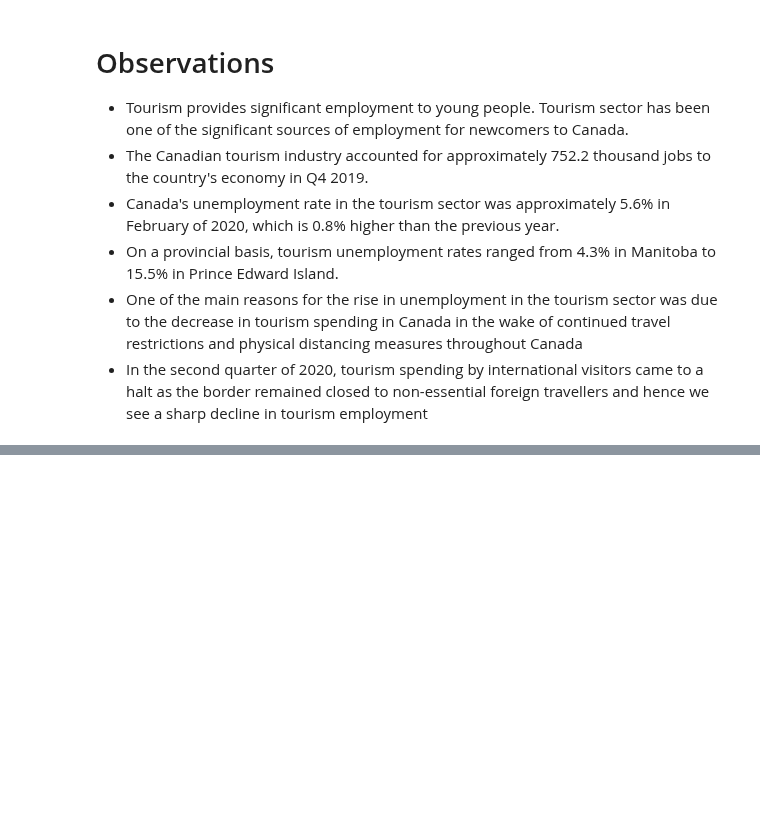
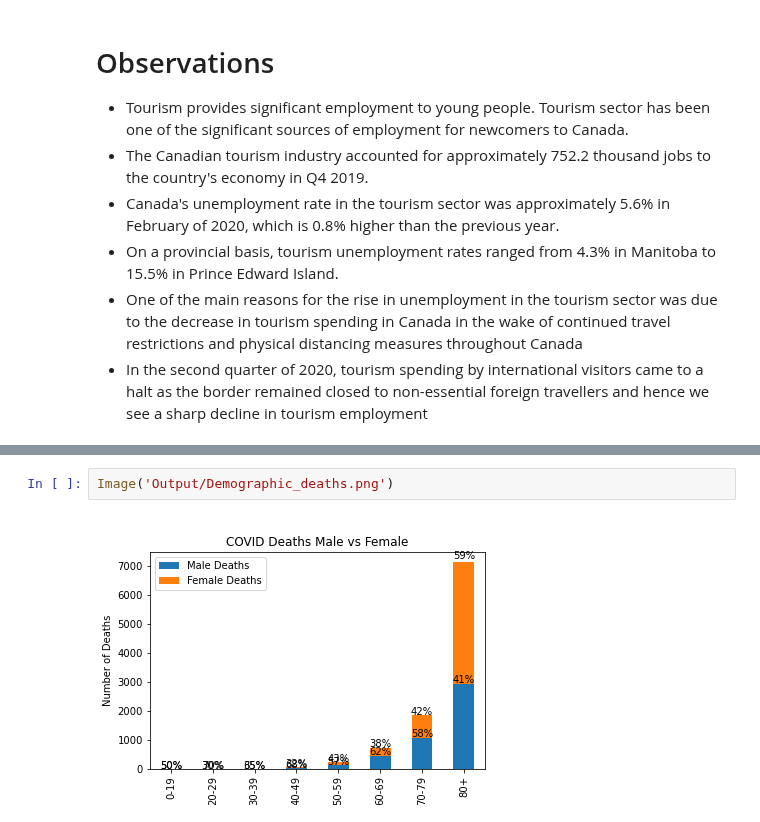
Before and after one commit to chenghaohan/Team_Anti-COVID_Project1, a Jupyter notebook: Final Data Analysis.ipynb, the cells around one changed output, grey strips where cells are left out. Drawn from its saved outputs; the diff is of its cells as text; blank space fills up the shorter version.

```diff
--- a/Final Data Analysis.ipynb
+++ b/Final Data Analysis.ipynb
@@ -98,0 +124,4 @@ Image("Output/Tourism Employment in Canada.png")
+# %%
+Image('Output/Demographic_deaths.png')
+# %% [output]
+[figure, added]
```
Also changed, not shown: parts of 7 cells of this notebook.
